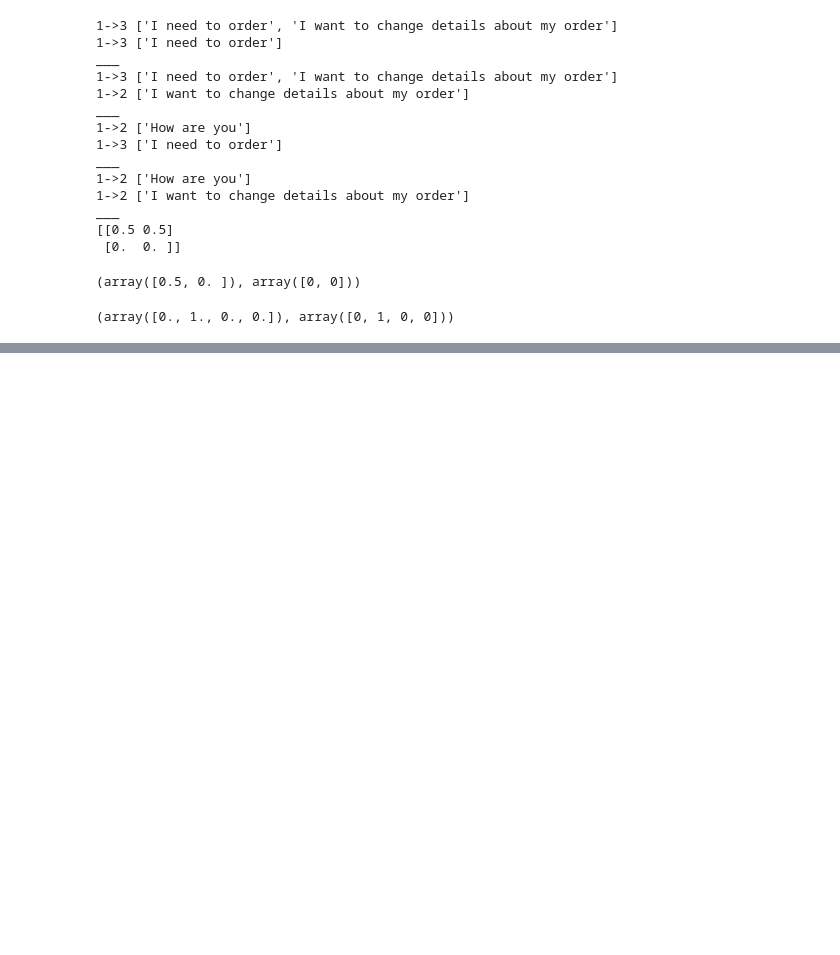
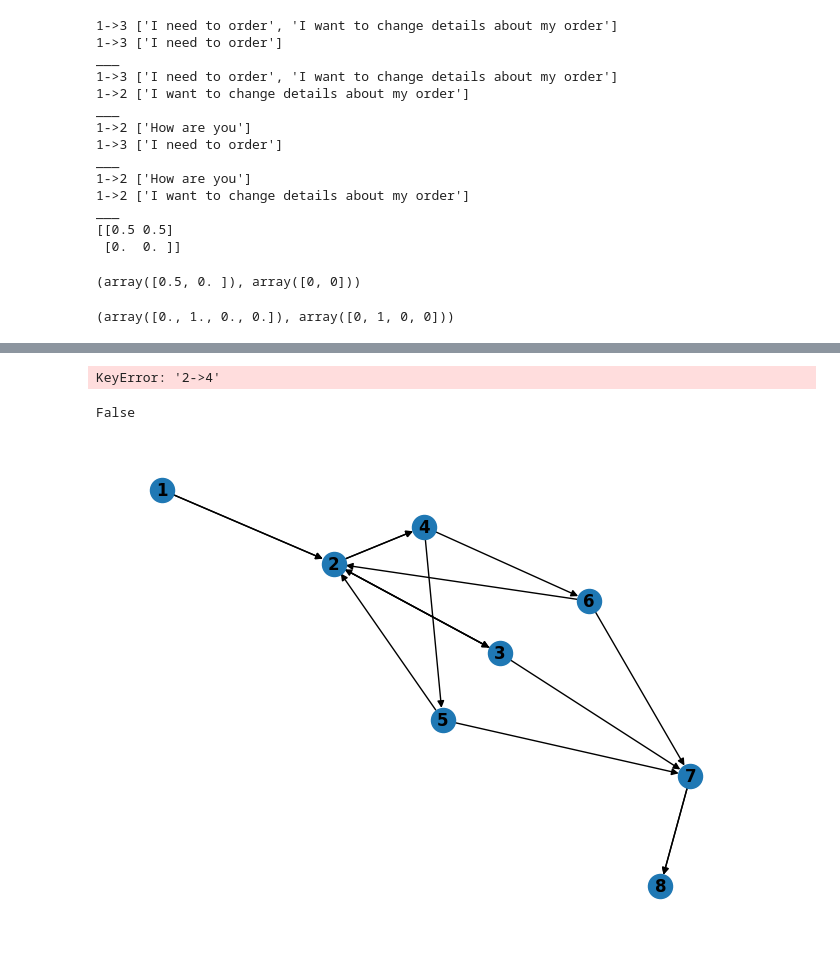
Before and after one commit to deeppavlov/chatsky-llm-autoconfig, a Jupyter notebook: matching/matching_algo.ipynb, the cells around one changed output, grey strips where cells are left out. Drawn from its saved outputs; the diff is of its cells as text; code cells hidden in the pictures; blank space fills up the shorter version.

```diff
--- a/matching/matching_algo.ipynb
+++ b/matching/matching_algo.ipynb
@@ -18,7 +18,7 @@ class Graph:
         self.graph_degrees = []
         for node in graph['nodes']:
             self.nx_graph.add_node(node['id'], responses=node['response'])
-        for link in graph['links']:
+        for link in graph['edges']:
             first = link['source']
             second = link['target']
             self.nx_graph.add_edges_from([(first, second, {"requests": link['request']})])
@@ -302,0 +305,12 @@ jaccard_nodes(G1.nodes(data=True), G2.nodes(data=True))
+# %%
+with open('./subgraph_metric_calc/initial_graph.json', 'r') as f:
+    ground_truth = json.load(f)
+
+with open('./subgraph_metric_calc/gpt_response.json', 'r') as g:
+    generated = json.load(g)
+# %%
+ground_truth_graph = Graph(ground_truth, TYPES_OF_GRAPH.MULTI)
+generated_graph = Graph(generated, TYPES_OF_GRAPH.MULTI)
+
+G1 = ground_truth_graph.nx_graph
+G2 = generated_graph.nx_graph
@@ -302,0 +360,18 @@ jaccard_nodes(G1.nodes(data=True), G2.nodes(data=True))
+# %%
+do_mapping(G1, G2)
+# %% [output]
+KeyError: '2->4'
+# %%
+GM = nx.isomorphism.DiGraphMatcher(G1, G2, edge_match=lambda x, y: set(x['requests']).intersection(set( y['requests'])) is not None)
+GM.is_isomorphic()
+# %% [output]
+False
+# %%
+
+# subax1 = plt.subplot(121)
+pos = nx.spring_layout(G1)
+nx.draw(G1, pos, with_labels=True, font_weight='bold')
+# subax2 = plt.subplot(122)
+# nx.draw(G2, with_labels=True, font_weight='bold')
+# %% [output]
+[figure, added]
```
Also changed, not shown: parts of 11 cells of this notebook.
